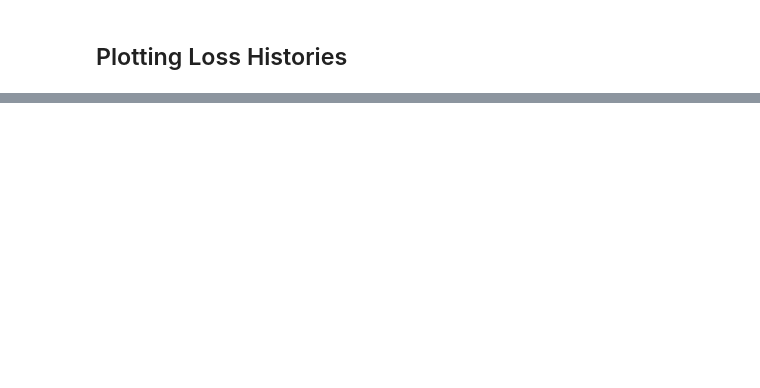
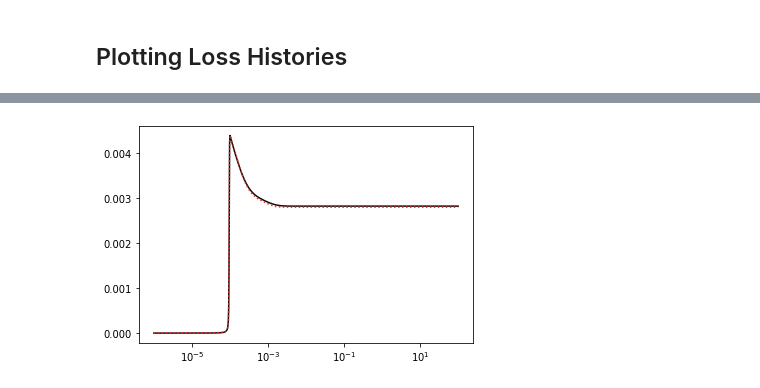
Before and after one commit to sandialabs/romnet, a Jupyter notebook: scripts/postprocessing/0DReactor/Decoder/Predict_FNN.ipynb, the cells around one changed output, grey strips where cells are left out. Cells and saved outputs as stored; diff of their text form; code cells hidden in the pictures; blank space fills up the shorter version.

```diff
--- a/scripts/postprocessing/0DReactor/Decoder/Predict_FNN.ipynb
+++ b/scripts/postprocessing/0DReactor/Decoder/Predict_FNN.ipynb
@@ -206,0 +230,8 @@ plt.yscale('log')
+# %%
+i_ics       = 2
+
+FileName    = InputData.path_to_data_fld+'/../../../20PC/train/ext/PC.csv.'+str(i_ics)
+xPred       = pd.read_csv(FileName, delimiter=',')
+
+FileName    = InputData.path_to_data_fld+'/../../../Orig/train/ext/y.csv.'+str(i_ics)
+yPred       = pd.read_csv(FileName, delimiter=',')
@@ -207,3 +240,13 @@ plt.yscale('log')
+# %%
+SoI          = 'O'
+iS           = list(output_vars).index(SoI)
+
+plt.plot(yPred['t'], yPred[SoI],      color=ColorVec[0])
+plt.plot(xPred['t'], yMat[:,iS], ':', color=ColorVec[1])
+#plt.plot(xPred['t'], 10**(yMat[:,iS]-20), ':', color=ColorVec[1])
+plt.xscale('log')
+# %% [output]
+[figure, added]
 # %%
 output_vars
 # %% [output]
```
Also changed, not shown: parts of 15 cells of this notebook, 3 other files.
